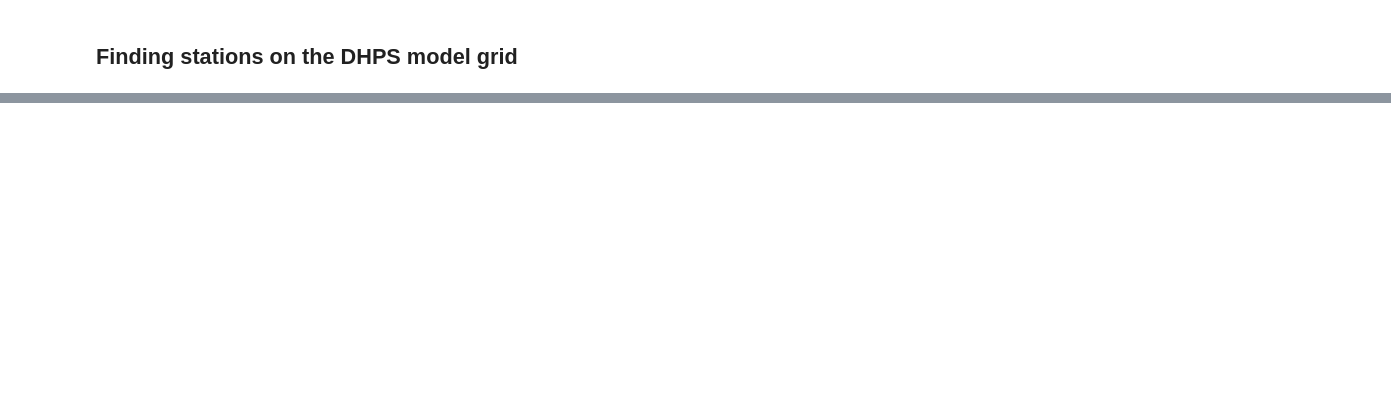
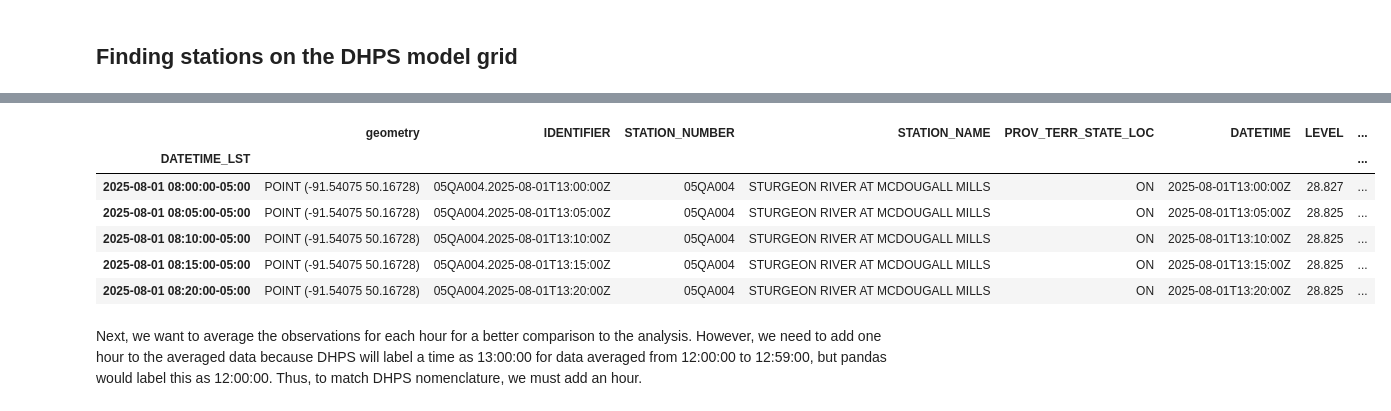
Before and after one commit to NHS-Dev/geomet-nsrps-streamflow-tutorials, a Jupyter notebook: Python/locating-stations-on-grids.ipynb, the cells around one changed output, grey strips where cells are left out. Drawn from its saved outputs; the diff is of its cells as text; code cells hidden in the pictures; blank space fills up the shorter version.

```diff
--- a/Python/locating-stations-on-grids.ipynb
+++ b/Python/locating-stations-on-grids.ipynb
@@ -175,0 +351,11 @@ station.hvplot(title='Sturgeon River at McDougall Mills | '+ll_info, ylabel='Riv
+# %%
+# define bounding box
+bbox = [
+    lon - 0.5,
+    lat - 0.5,
+    lon + 0.5,
+    lat + 0.5,
+]
+
+# convert bbox to strings otherwise you will get an error when querying the station data
+bbox_str = [str(x) for x in bbox]
@@ -175,0 +364,9 @@ station.hvplot(title='Sturgeon River at McDougall Mills | '+ll_info, ylabel='Riv
+# %%
+# creating a connection to the OGC-Features API and making a query
+oafeat = Features("https://api.weather.gc.ca/")
+
+station_data = oafeat.collection_items(
+    "hydrometric-stations",
+    bbox=bbox_str,
+    STATUS_EN="Active" #selecting only active stations
+)
@@ -175,0 +390,14 @@ station.hvplot(title='Sturgeon River at McDougall Mills | '+ll_info, ylabel='Riv
+# %%
+# Retrieval of real-time data
+hydro_data = oafeat.collection_items(
+    'hydrometric-realtime',
+    bbox=bbox_str,
+    datetime=f"{start_date}/{end_date}"
+    )
+# %%
+# turn the data into a table
+hydro_table = gpd.GeoDataFrame.from_features(hydro_data['features'])
+
+# select for only the station of interest
+hydro_table = hydro_table.loc[hydro_table['STATION_NUMBER'] == stn_num]
+hydro_table.head()
@@ -175,0 +411,20 @@ station.hvplot(title='Sturgeon River at McDougall Mills | '+ll_info, ylabel='Riv
+# %%
+# transform the table to a dataframe for graphing
+obs_df = pd.DataFrame(hydro_table)
+
+# change the index for graphing purposes
+# DATETIME_LST represents the local standard time
+obs_df['DATETIME_LST'] = pd.to_datetime(obs_df['DATETIME_LST'])
+obs_df = obs_df.set_index('DATETIME_LST')
+
+obs_df.head()
+# %% [output]
+|  | geometry | IDENTIFIER | STATION_NUMBER | STATION_NAME | PROV_TERR_STATE_LOC | DATETIME | LEVEL | ... |
+| DATETIME_LST |  |  |  |  |  |  |  | ... |
+| 2025-08-01 08:00:00-05:00 | POINT (-91.54075 50.16728) | 05QA004.2025-08-01T13:00:00Z | 05QA004 | STURGEON RIVER AT MCDOUGALL MILLS | ON | 2025-08-01T13:00:00Z | 28.827 | ... |
+| 2025-08-01 08:05:00-05:00 | POINT (-91.54075 50.16728) | 05QA004.2025-08-01T13:05:00Z | 05QA004 | STURGEON RIVER AT MCDOUGALL MILLS | ON | 2025-08-01T13:05:00Z | 28.825 | ... |
+| 2025-08-01 08:10:00-05:00 | POINT (-91.54075 50.16728) | 05QA004.2025-08-01T13:10:00Z | 05QA004 | STURGEON RIVER AT MCDOUGALL MILLS | ON | 2025-08-01T13:10:00Z | 28.825 | ... |
+| 2025-08-01 08:15:00-05:00 | POINT (-91.54075 50.16728) | 05QA004.2025-08-01T13:15:00Z | 05QA004 | STURGEON RIVER AT MCDOUGALL MILLS | ON | 2025-08-01T13:15:00Z | 28.825 | ... |
+| 2025-08-01 08:20:00-05:00 | POINT (-91.54075 50.16728) | 05QA004.2025-08-01T13:20:00Z | 05QA004 | STURGEON RIVER AT MCDOUGALL MILLS | ON | 2025-08-01T13:20:00Z | 28.825 | ... |
+# %% [markdown]
+Next, we want to average the observations for each hour for a better comparison to the analysis. However,  we need to add one hour to the averaged data because DHPS will label a time as 13:00:00 for data averaged from 12:00:00 to 12:59:00, but pandas would label this as 12:00:00. Thus, to match DHPS nomenclature, we must add an hour.
```
Also changed, not shown: parts of 63 cells of this notebook, 1 other file.
